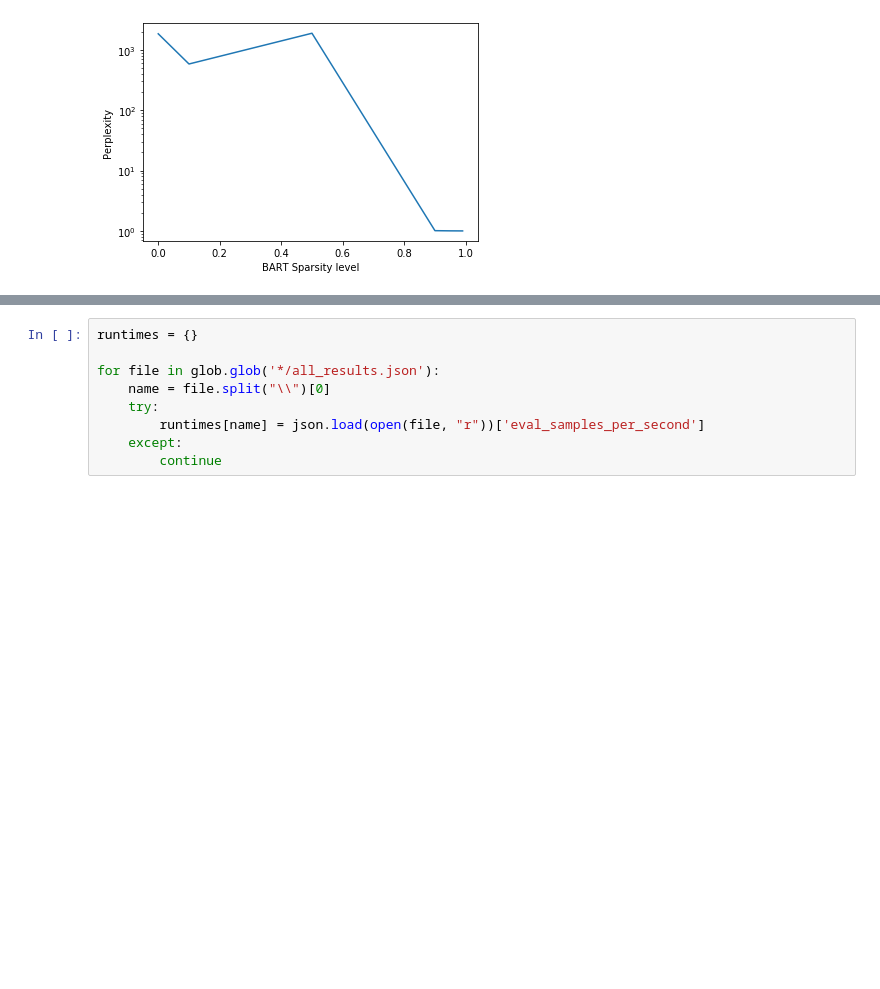
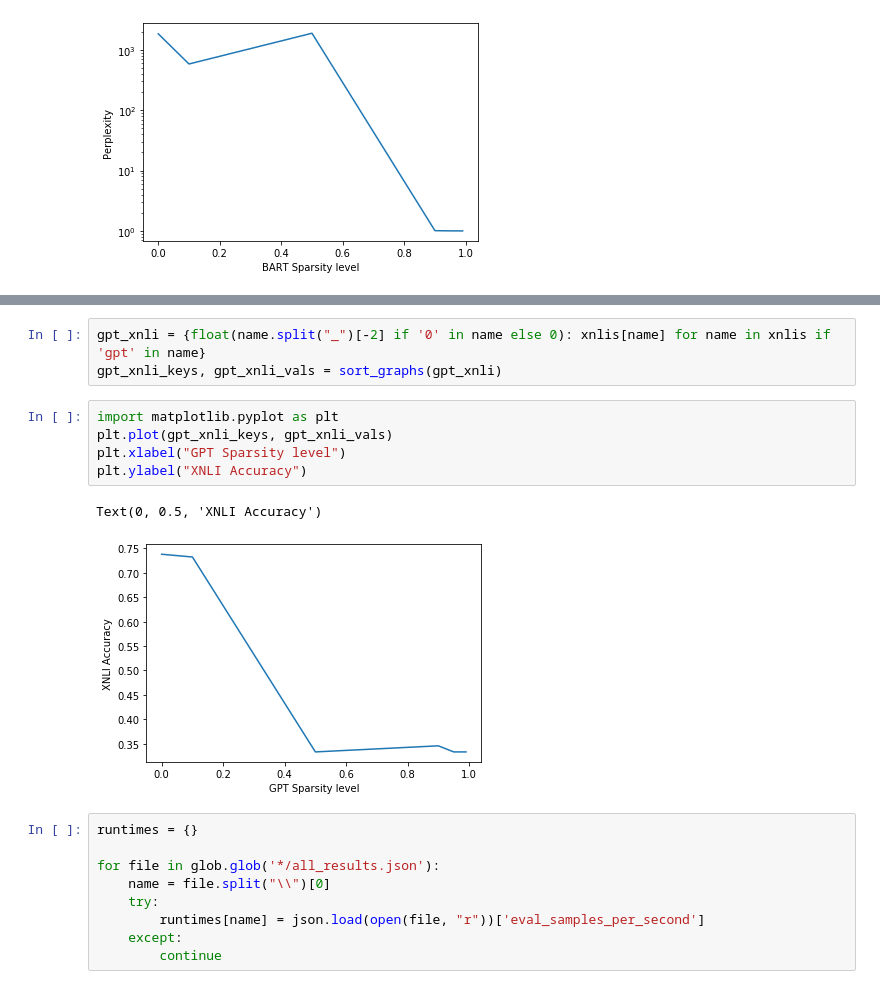
Before and after one commit to Oaklight/llm-sparsification-release, a Jupyter notebook: generate_plots.ipynb, the cells around one changed output, grey strips where cells are left out. Drawn from its saved outputs; the diff is of its cells as text; blank space fills up the shorter version.

```diff
--- a/generate_plots.ipynb
+++ b/generate_plots.ipynb
@@ -72,3 +110,14 @@ plt.yscale('log')
+# %%
+gpt_xnli = {float(name.split("_")[-2] if '0' in name else 0): xnlis[name] for name in xnlis if 'gpt' in name}
+gpt_xnli_keys, gpt_xnli_vals = sort_graphs(gpt_xnli)
+# %%
+import matplotlib.pyplot as plt
+plt.plot(gpt_xnli_keys, gpt_xnli_vals)
+plt.xlabel("GPT Sparsity level")
+plt.ylabel("XNLI Accuracy")
+# %% [output]
+Text(0, 0.5, 'XNLI Accuracy')
+[figure, added]
 # %%
 runtimes = {}
 
```
Also changed, not shown: parts of 5 cells of this notebook.
